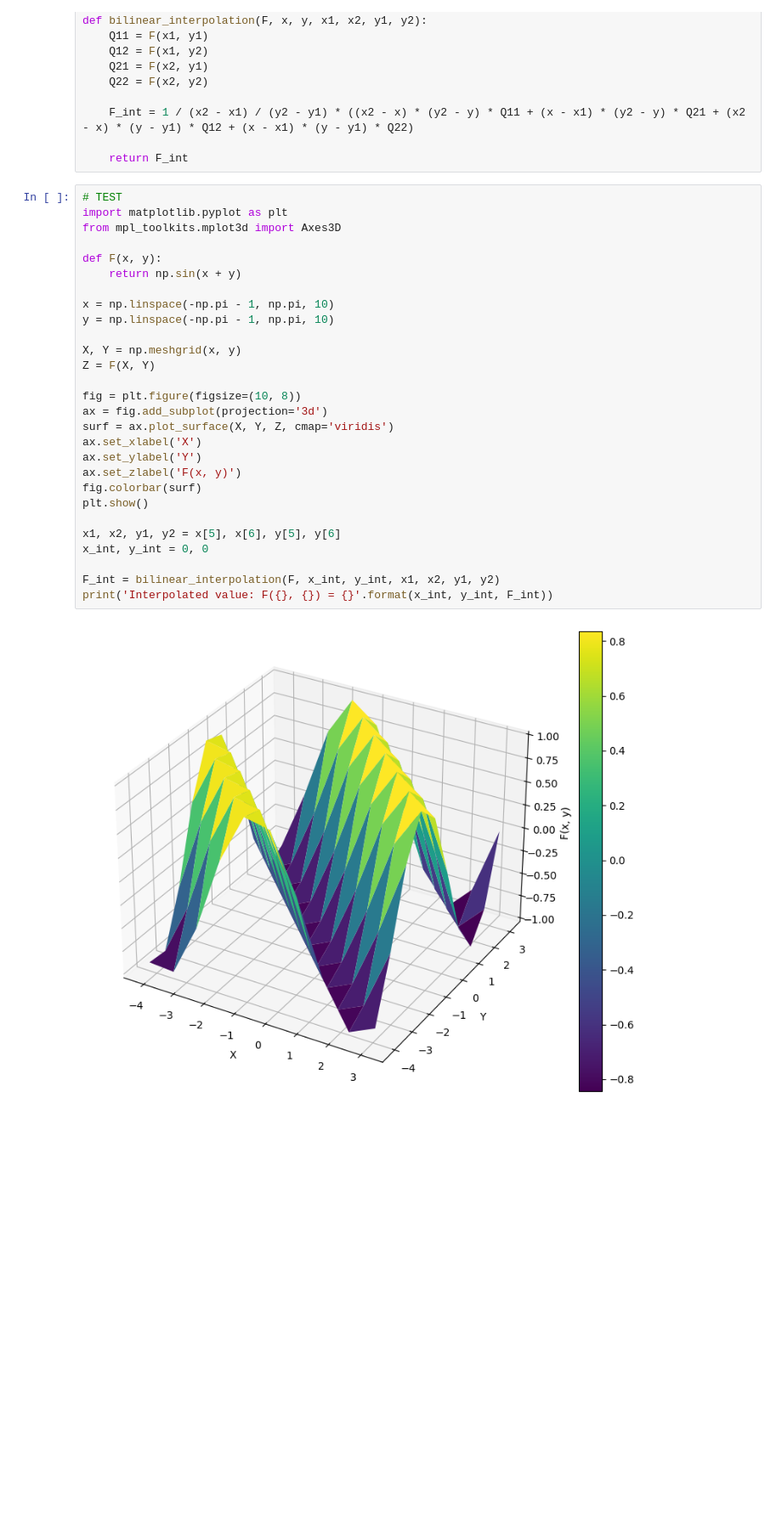
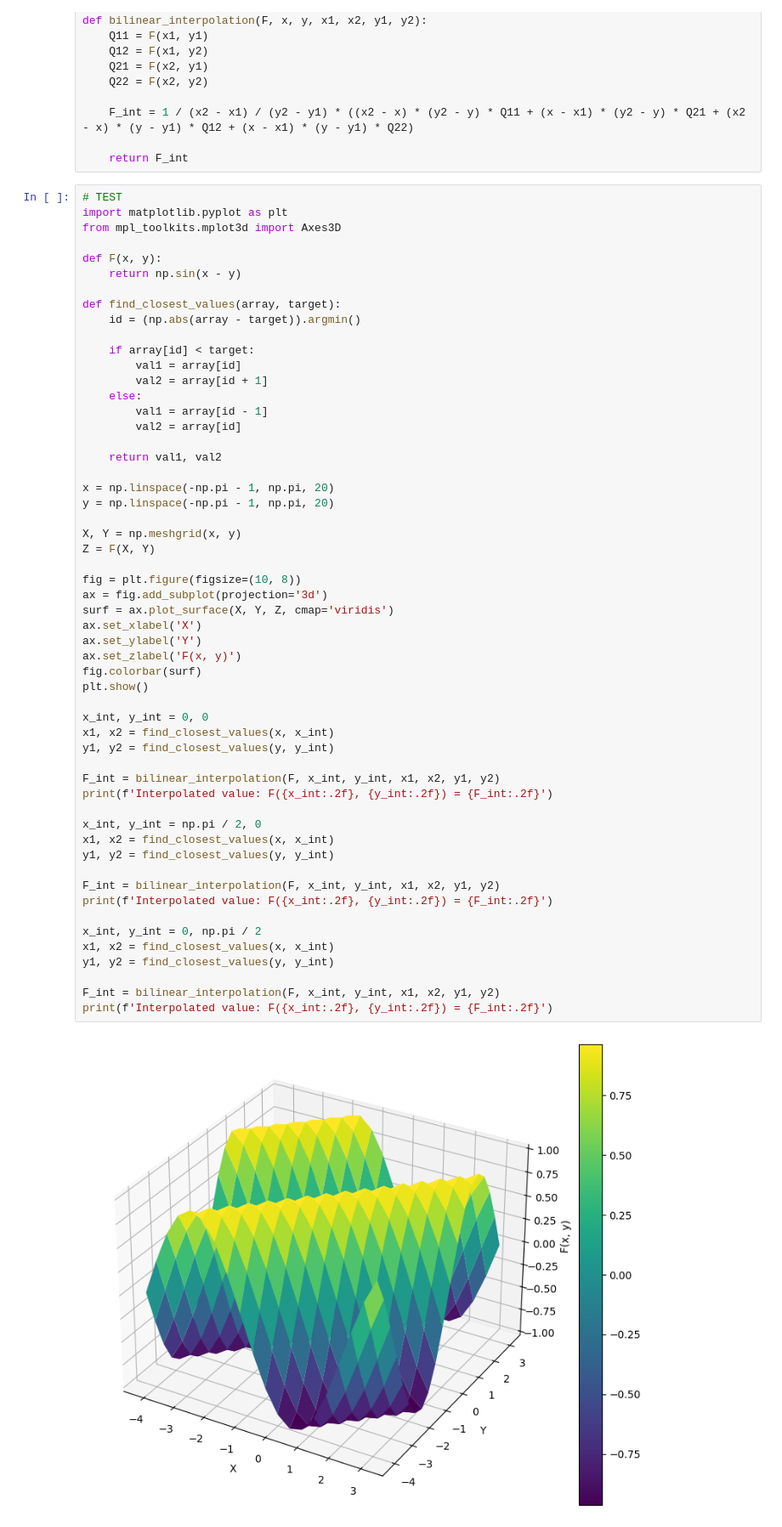
Before and after one commit to andreykirkicha/Python_IITP_RAS, a Jupyter notebook: interpolation.ipynb, the cells around one changed output. Shown: that part at 85% size. Cells and saved outputs as stored; diff of their text form; blank space fills up the shorter version.

Commit message:
Different testing points
New:
  -- New testing points added
  -- Function 'find_losest_values' added to make testing process more flexible
TODO:
  -- Test other functions

```diff
--- a/interpolation.ipynb
+++ b/interpolation.ipynb
@@ -23,30 +23,57 @@ def bilinear_interpolation(F, x, y, x1, x2, y1, y2):
 # %%
 # TEST
 import matplotlib.pyplot as plt
 from mpl_toolkits.mplot3d import Axes3D
 
 def F(x, y):
-    return np.sin(x + y)
+    return np.sin(x - y)
 
-x = np.linspace(-np.pi - 1, np.pi, 10)
-y = np.linspace(-np.pi - 1, np.pi, 10)
+def find_closest_values(array, target):
+    id = (np.abs(array - target)).argmin()
+
+    if array[id] < target:
+        val1 = array[id]
+        val2 = array[id + 1]
+    else:
+        val1 = array[id - 1]
+        val2 = array[id]
+
+    return val1, val2
+
+x = np.linspace(-np.pi - 1, np.pi, 20)
+y = np.linspace(-np.pi - 1, np.pi, 20)
 
 X, Y = np.meshgrid(x, y)
 Z = F(X, Y)
 
 fig = plt.figure(figsize=(10, 8))
 ax = fig.add_subplot(projection='3d')
 surf = ax.plot_surface(X, Y, Z, cmap='viridis')
 ax.set_xlabel('X')
 ax.set_ylabel('Y')
 ax.set_zlabel('F(x, y)')
 fig.colorbar(surf)
 plt.show()
 
-x1, x2, y1, y2 = x[5], x[6], y[5], y[6]
 x_int, y_int = 0, 0
+x1, x2 = find_closest_values(x, x_int)
+y1, y2 = find_closest_values(y, y_int)
 
 F_int = bilinear_interpolation(F, x_int, y_int, x1, x2, y1, y2)
-print('Interpolated value: F({}, {}) = {}'.format(x_int, y_int, F_int))
+print(f'Interpolated value: F({x_int:.2f}, {y_int:.2f}) = {F_int:.2f}')
+
+x_int, y_int = np.pi / 2, 0
+x1, x2 = find_closest_values(x, x_int)
+y1, y2 = find_closest_values(y, y_int)
+
+F_int = bilinear_interpolation(F, x_int, y_int, x1, x2, y1, y2)
+print(f'Interpolated value: F({x_int:.2f}, {y_int:.2f}) = {F_int:.2f}')
+
+x_int, y_int = 0, np.pi / 2
+x1, x2 = find_closest_values(x, x_int)
+y1, y2 = find_closest_values(y, y_int)
+
+F_int = bilinear_interpolation(F, x_int, y_int, x1, x2, y1, y2)
+print(f'Interpolated value: F({x_int:.2f}, {y_int:.2f}) = {F_int:.2f}')
 # %% [output]
-[figure, old version]
+[figure, new version]
```
Also changed, not shown: parts of 1 cell of this notebook.
